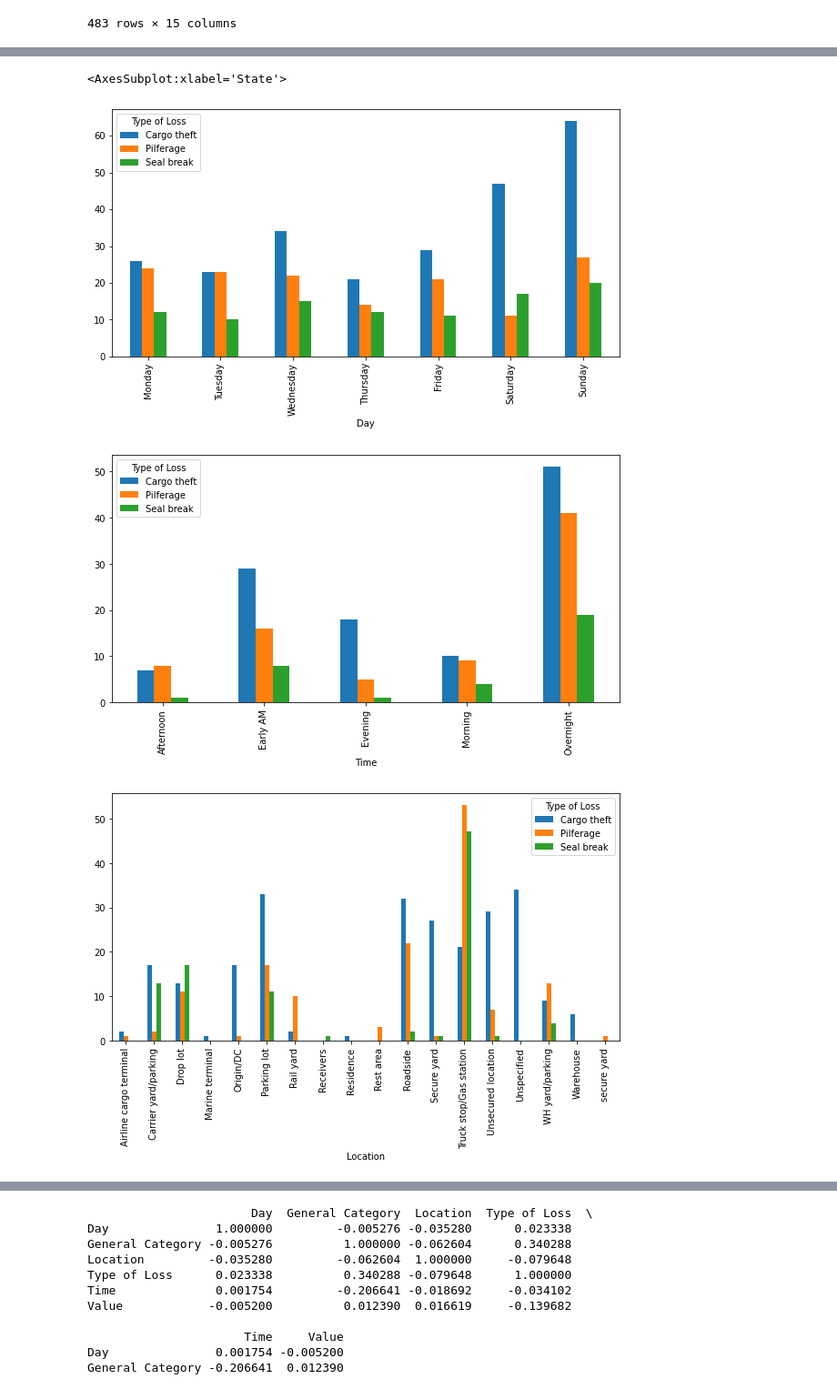
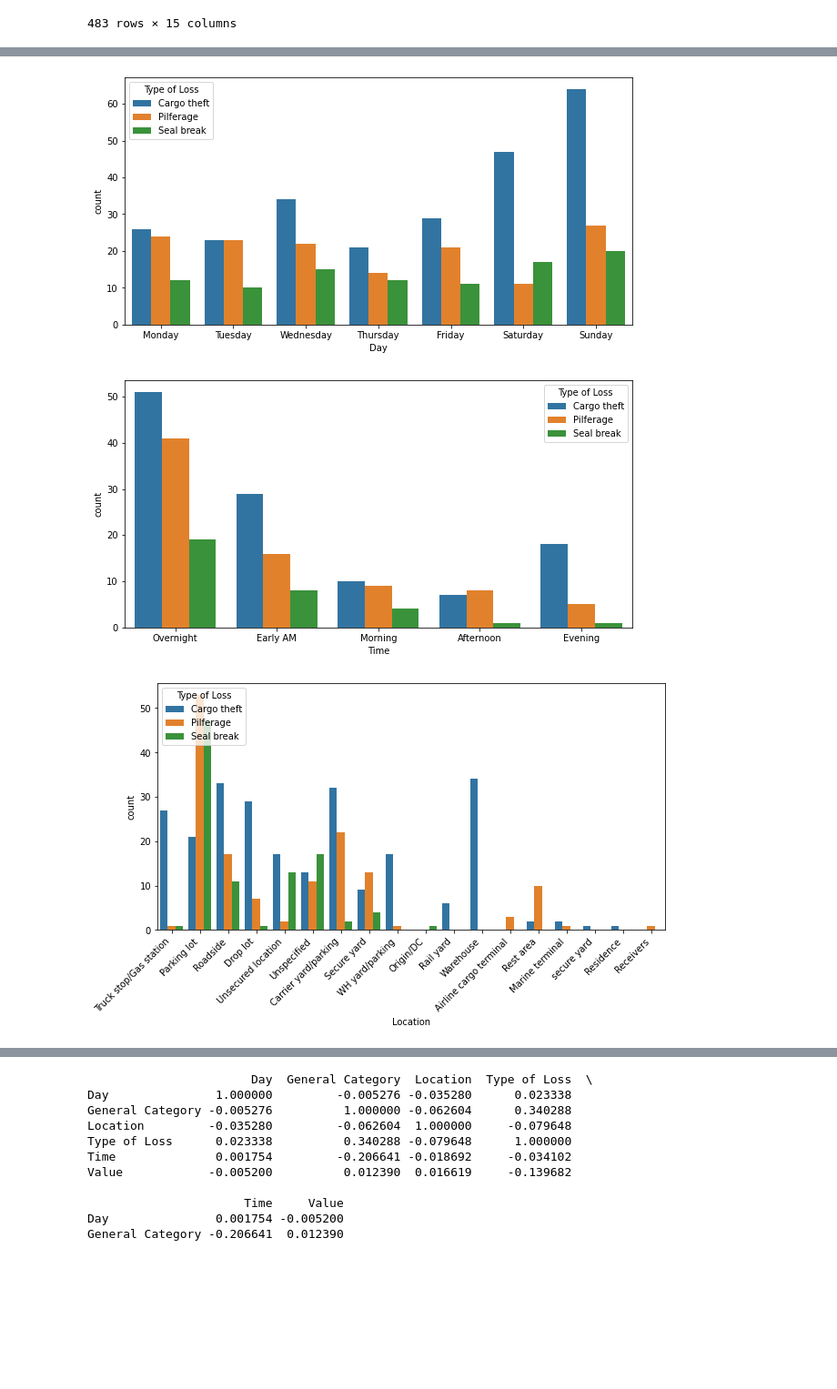
Before and after one commit to bettyphh/North-America-Theft-Intel, a Jupyter notebook: notebooks/Theft Data Correlation.ipynb, the cells around one changed output, grey strips where cells are left out. Shown at 91% size. Saved outputs shown, nothing was run; the diff lists cells and outputs as text; code cells hidden in the pictures; blank space fills up the shorter version.

Commit message:
Clean Up Graph

```diff
--- a/notebooks/Theft Data Correlation.ipynb
+++ b/notebooks/Theft Data Correlation.ipynb
@@ -41,26 +42,26 @@ pd.value_counts(df['General Category']).plot(kind='bar', ax=ax6)
 # %%
 # type of loss v.s. time
 # group by weekdays & type of loss
 fig, ax = plt.subplots(figsize=(10,5))
 weekdays = ['Monday', 'Tuesday', 'Wednesday', 'Thursday', 'Friday', 'Saturday', 'Sunday']
-df.groupby(['Day','Type of Loss']).count()['Date'].unstack().reindex(weekdays).plot(kind = 'bar', ax=ax)
+sns.countplot(data=df, x = 'Day', hue = 'Type of Loss', order = weekdays)
 
 # group by time & type of loss
 fig, ax = plt.subplots(figsize=(10,5))
-df.groupby(['Time','Type of Loss']).count()['Date'].unstack().plot(kind = 'bar', ax=ax)
+time = ['Overnight','Early AM', 'Morning', 'Afternoon', 'Evening']
+sns.countplot(data=df, x = 'Time', hue = 'Type of Loss', order = time)
 
 
 # type of loss v.s. places
 # group by location & type of loss
 fig, ax = plt.subplots(figsize=(10,5))
-df.groupby(['Location','Type of Loss']).count()['Date'].unstack().plot(kind = 'bar', ax=ax)
+sns.countplot(data=df, x = 'Location', hue = 'Type of Loss').set_xticklabels(df['Location'].value_counts().index, rotation=45, horizontalalignment='right')
 
 
 # group by states & type of loss
 fig, ax = plt.subplots(figsize=(10,5))
-df.groupby(['State','Type of Loss']).count()['Date'].unstack().plot(kind = 'bar', ax=ax)
+sns.countplot(data=df, x = 'State', hue = 'Type of Loss').set_xticklabels(df['State'].value_counts().index, rotation=45);
 # %% [output]
-<AxesSubplot:xlabel='State'>
-[figure, old version]
+[figure, new version]
-[figure, old version]
+[figure, new version]
-[figure, old version]
+[figure, new version]
```
Also changed, not shown: parts of 8 cells of this notebook.
